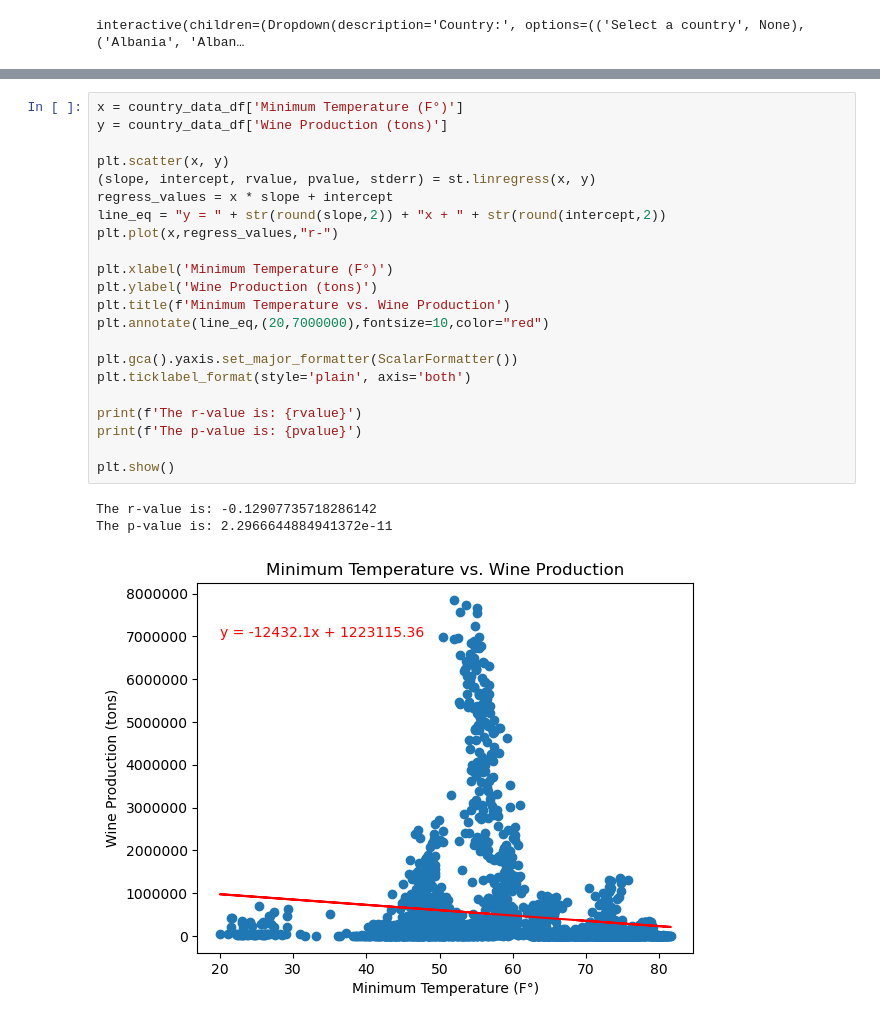
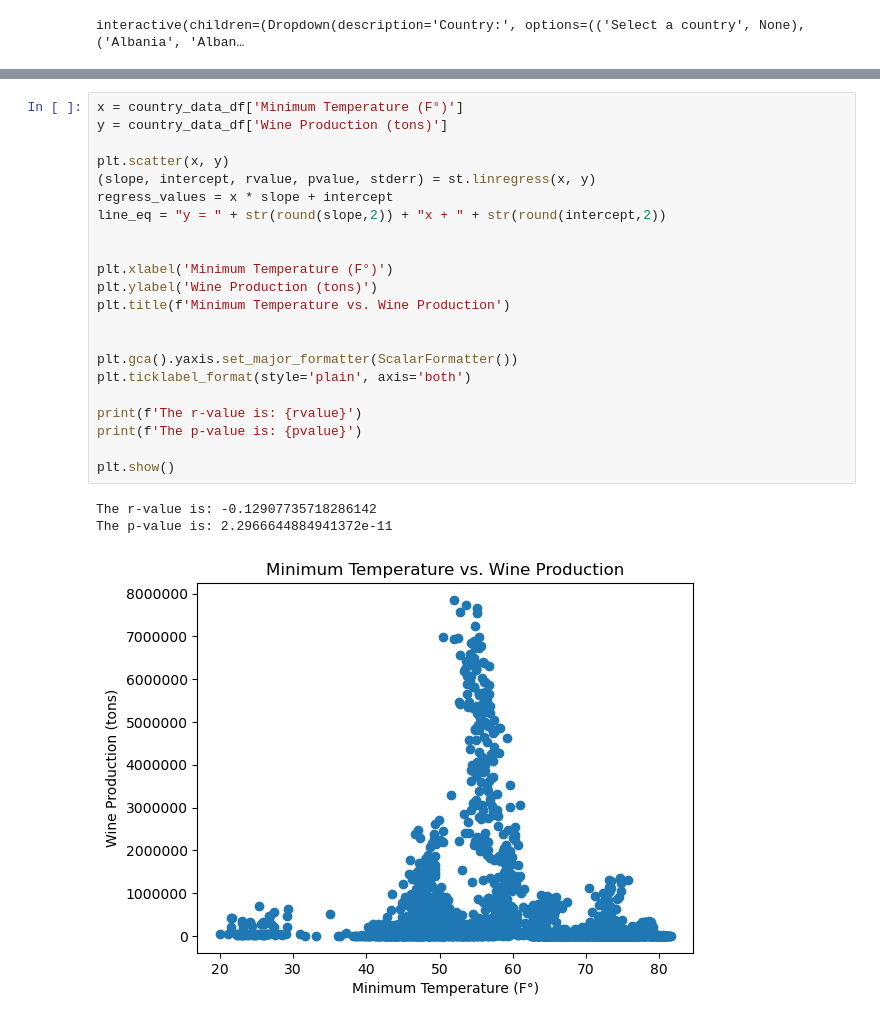
Before and after one commit to canayter/wine_and_climate_change, a Jupyter notebook: main.ipynb, the cells around one changed output, grey strips where cells are left out. Drawn from its saved outputs; the diff is of its cells as text.

```diff
--- a/main.ipynb
+++ b/main.ipynb
@@ -290,29 +291,29 @@ The p-value is: 6.909953886861913e-11
 # %%
 x = country_data_df['Minimum Temperature (F°)']
 y = country_data_df['Wine Production (tons)']
 
 plt.scatter(x, y)
 (slope, intercept, rvalue, pvalue, stderr) = st.linregress(x, y)
 regress_values = x * slope + intercept
 line_eq = "y = " + str(round(slope,2)) + "x + " + str(round(intercept,2))
-plt.plot(x,regress_values,"r-")
+
 
 plt.xlabel('Minimum Temperature (F°)')
 plt.ylabel('Wine Production (tons)')
 plt.title(f'Minimum Temperature vs. Wine Production')
-plt.annotate(line_eq,(20,7000000),fontsize=10,color="red")
+
 
 plt.gca().yaxis.set_major_formatter(ScalarFormatter())
 plt.ticklabel_format(style='plain', axis='both')
 
 print(f'The r-value is: {rvalue}')
 print(f'The p-value is: {pvalue}')
 
 plt.show()
 # %% [output]
 The r-value is: -0.12907735718286142
 The p-value is: 2.2966644884941372e-11
-[figure, old version]
+[figure, new version]
 # %%
 x = country_data_df['Median Temperature (F°)']
 y = country_data_df['Wine Production (tons)']
```
Also changed, not shown: parts of 4 cells of this notebook.
